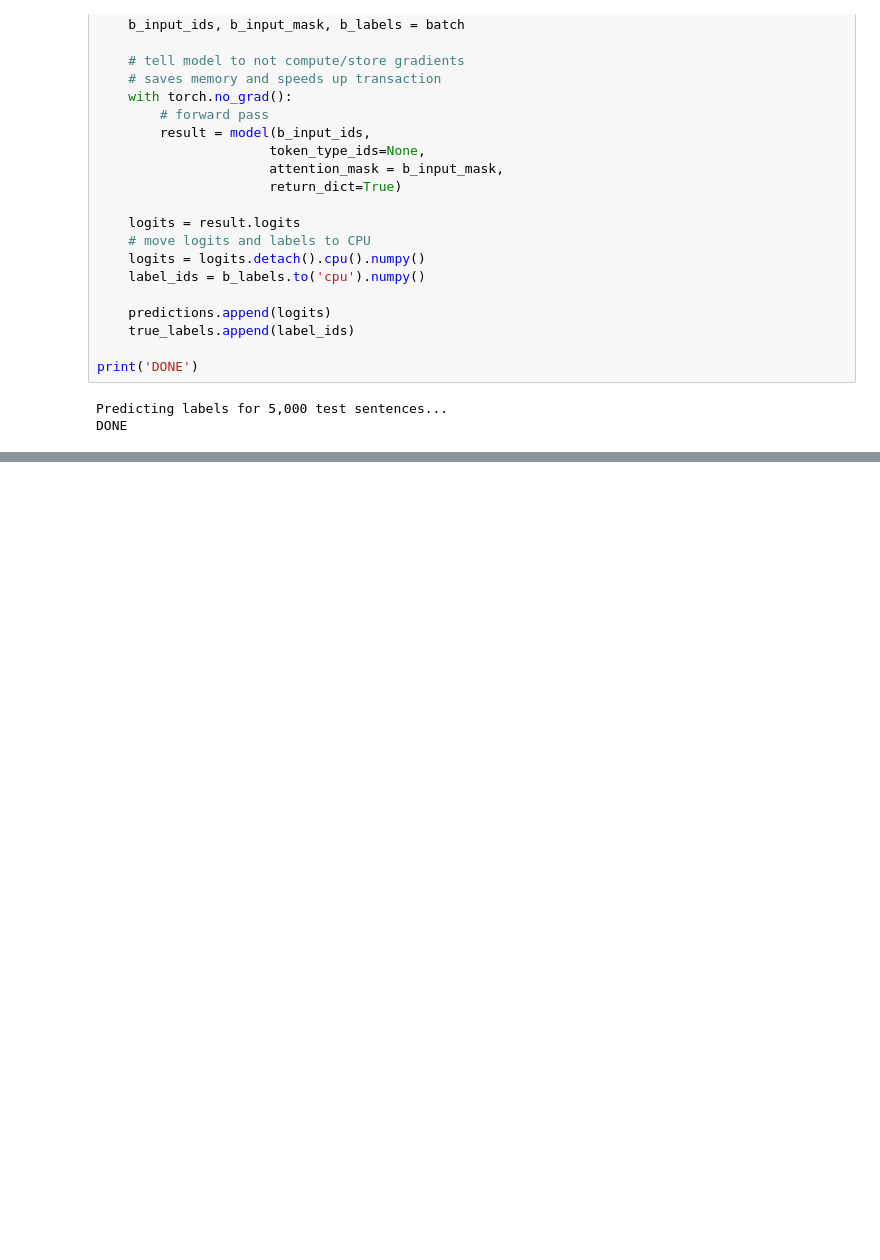
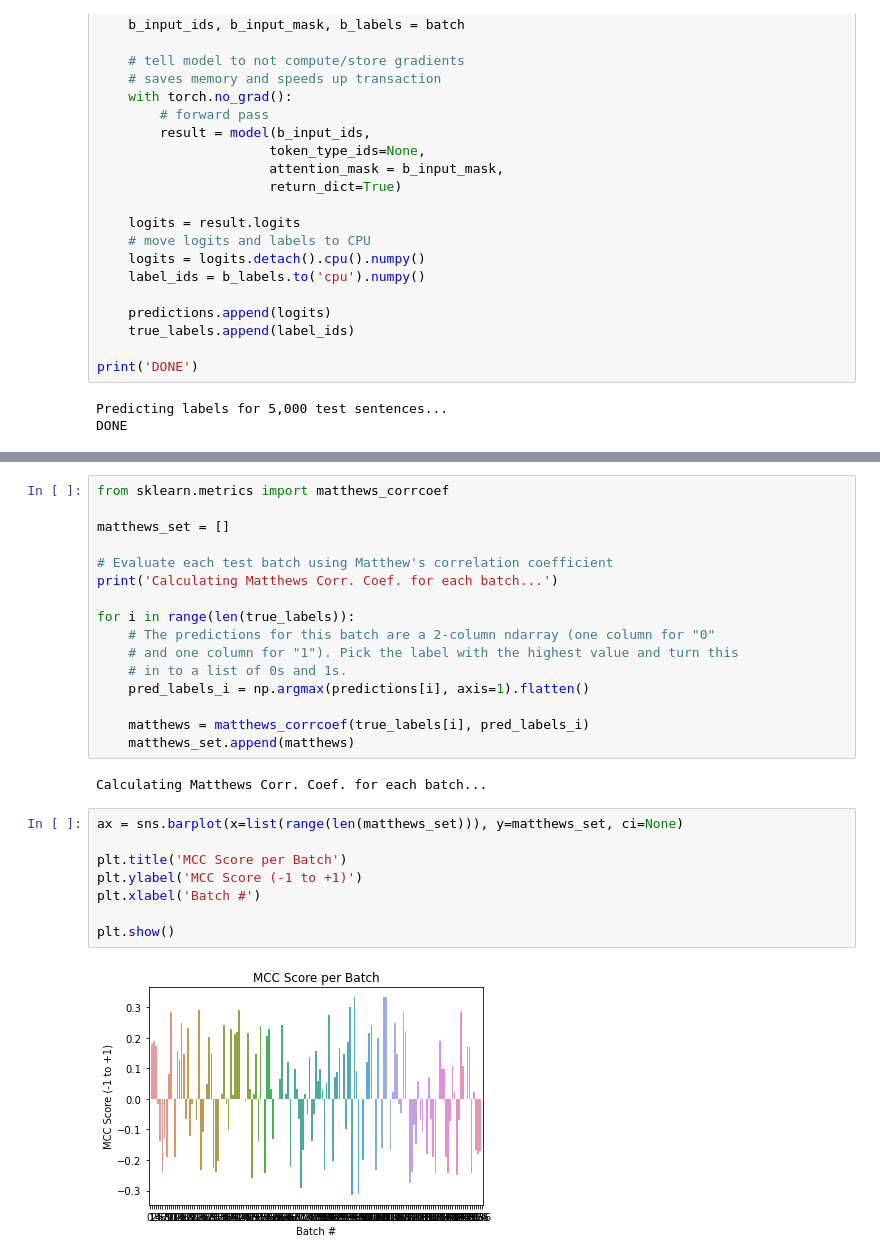
Before and after one commit to PhilipCappello/FineTuningBert, a Jupyter notebook: DefaultBert.ipynb, the cells around one changed output, grey strips where cells are left out. Drawn from its saved outputs; the diff is of its cells as text; blank space fills up the shorter version.

Commit message:
implemented accuracy metrics to base BERT model

```diff
--- a/DefaultBert.ipynb
+++ b/DefaultBert.ipynb
@@ -330,0 +331,28 @@ Positive samples: 2530 of 5000 (50.60%)
+# %%
+from sklearn.metrics import matthews_corrcoef
+
+matthews_set = []
+
+# Evaluate each test batch using Matthew's correlation coefficient
+print('Calculating Matthews Corr. Coef. for each batch...')
+
+for i in range(len(true_labels)):
+    # The predictions for this batch are a 2-column ndarray (one column for "0"
+    # and one column for "1"). Pick the label with the highest value and turn this
+    # in to a list of 0s and 1s.
+    pred_labels_i = np.argmax(predictions[i], axis=1).flatten()
+
+    matthews = matthews_corrcoef(true_labels[i], pred_labels_i)
+    matthews_set.append(matthews)
+# %% [output]
+Calculating Matthews Corr. Coef. for each batch...
+# %%
+ax = sns.barplot(x=list(range(len(matthews_set))), y=matthews_set, ci=None)
+
+plt.title('MCC Score per Batch')
+plt.ylabel('MCC Score (-1 to +1)')
+plt.xlabel('Batch #')
+
+plt.show()
+# %% [output]
+[figure, added]
```
Also changed, not shown: parts of 10 cells of this notebook, 1 other file.
